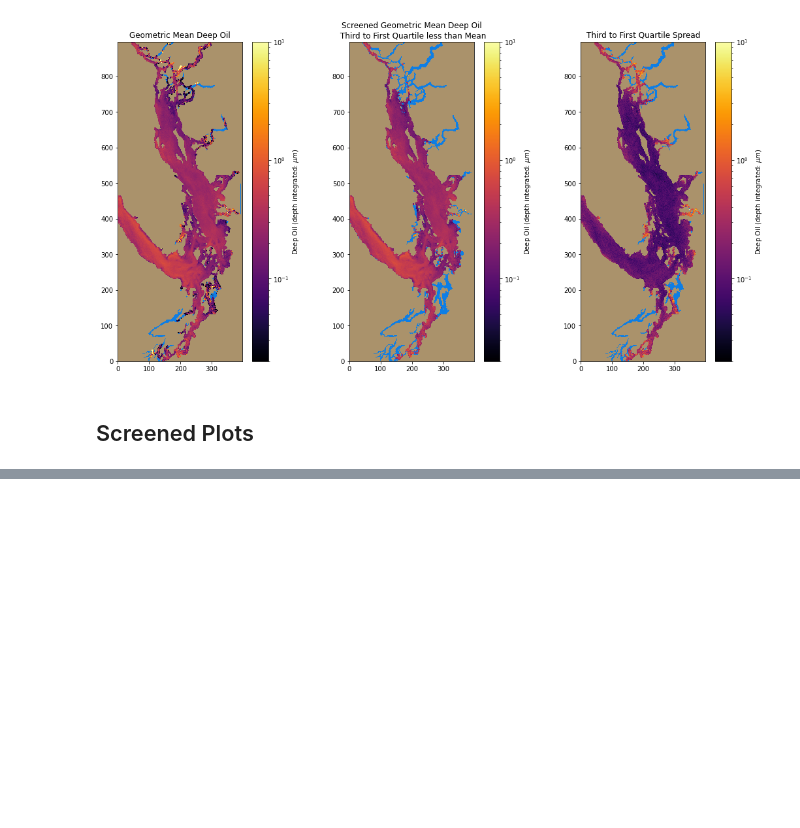
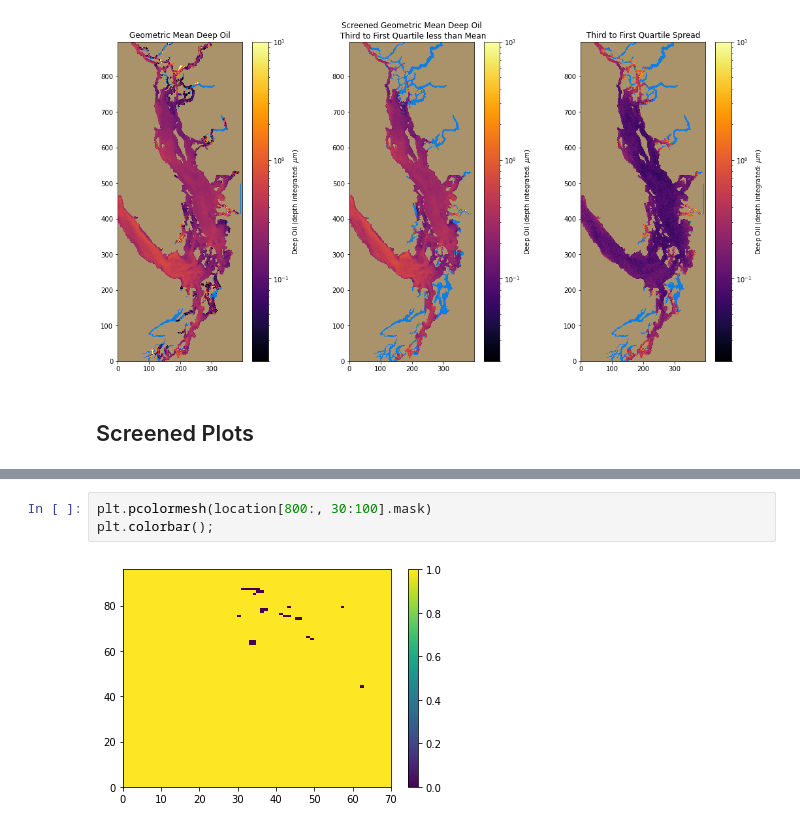
Before and after one commit to MIDOSS/Visualization, a Jupyter notebook: notebooks/Plot_Aggregates_oils_ErrorBnds.ipynb, the cells around one changed output, grey strips where cells are left out. Cells and saved outputs as stored; diff of their text form; blank space fills up the shorter version.

```diff
--- a/notebooks/Plot_Aggregates_oils_ErrorBnds.ipynb
+++ b/notebooks/Plot_Aggregates_oils_ErrorBnds.ipynb
@@ -625,0 +734,5 @@ axs[2, 2].set_title(
+# %%
+plt.pcolormesh(location[800:, 30:100].mask)
+plt.colorbar();
+# %% [output]
+[figure, added]
```
Also changed, not shown: parts of 18 cells of this notebook.
